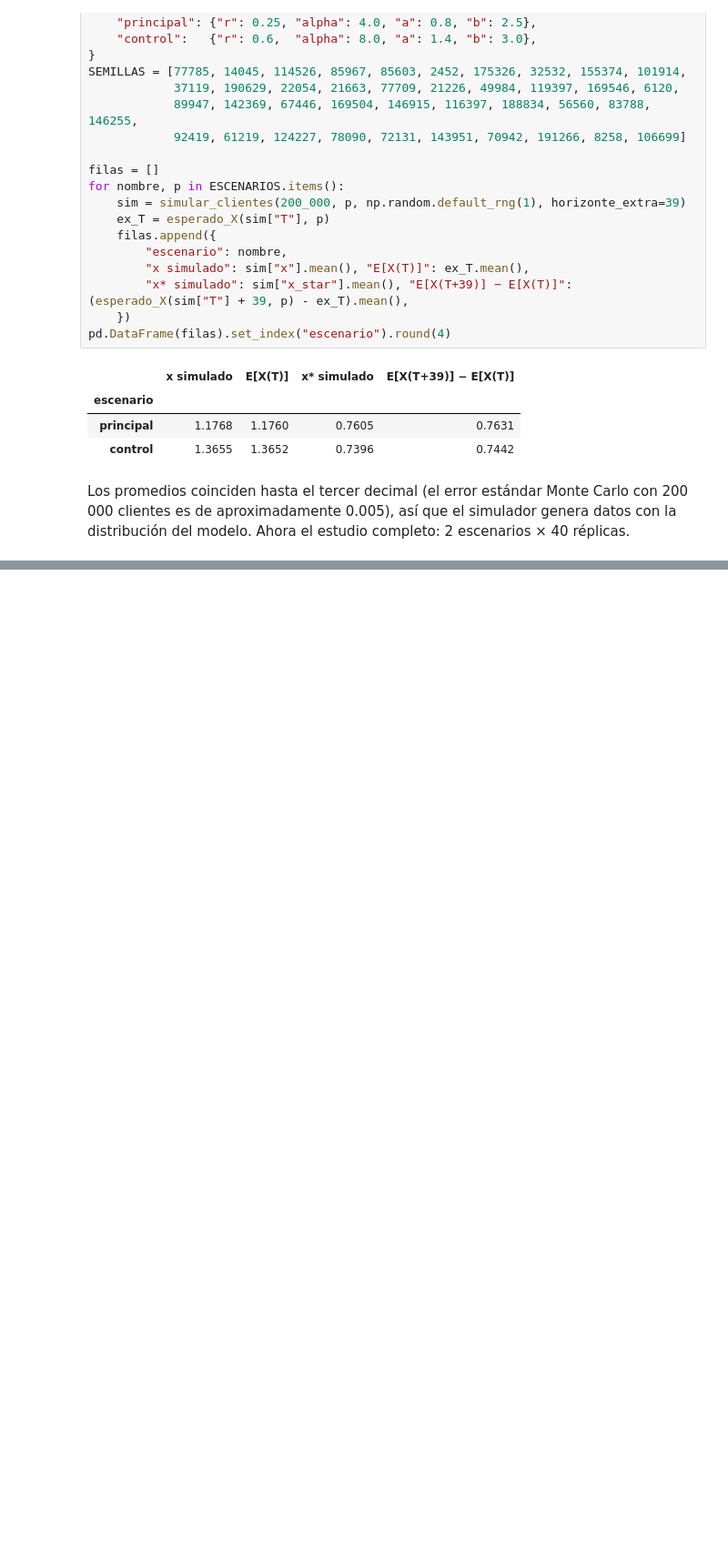
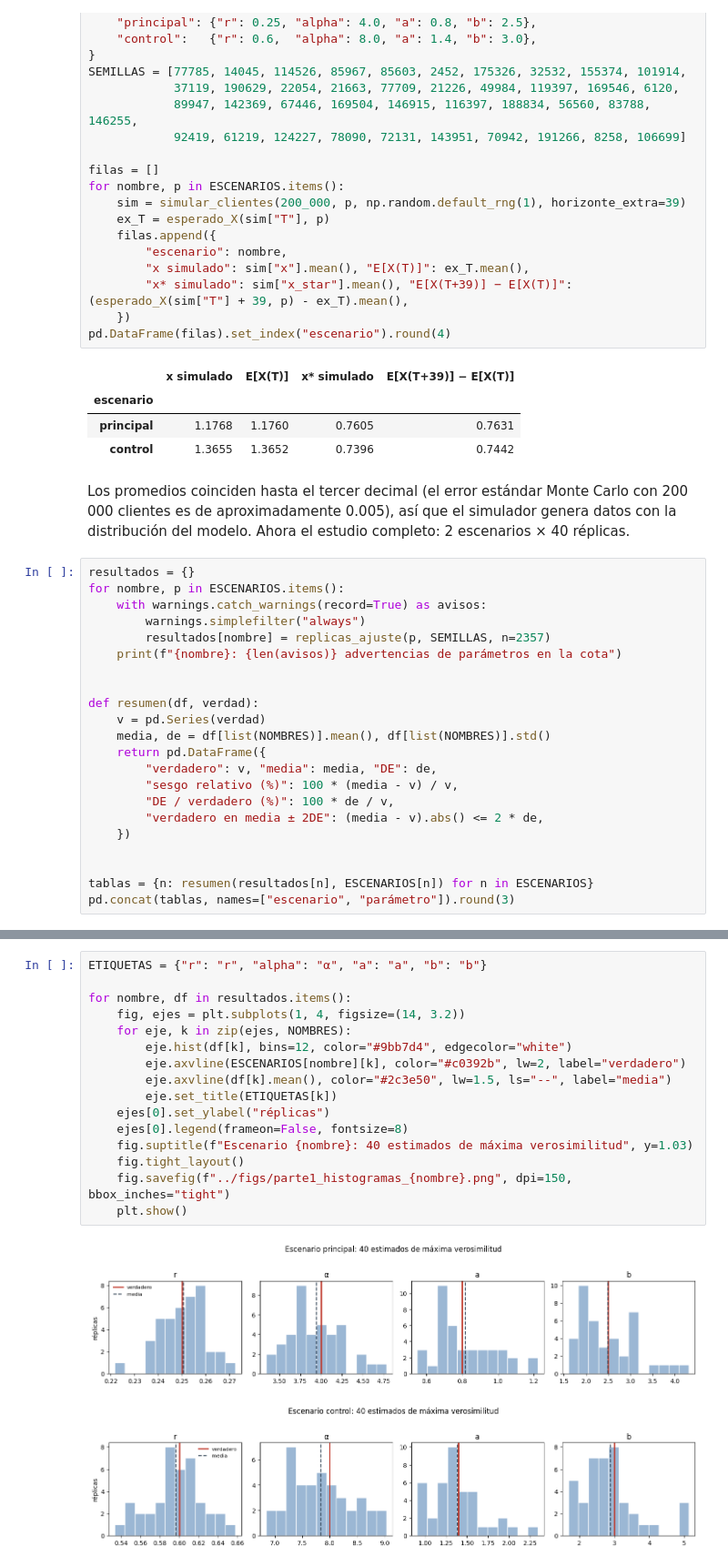
Before and after one commit to SSIsa14/contando-clientes-btyd, a Jupyter notebook: notebooks/01_modelo_y_simulacion.ipynb, the cells around one changed output, grey strips where cells are left out. Shown at 91% size. Drawn from its saved outputs; the diff is of its cells as text; blank space fills up the shorter version.

Commit message:
Parte 1: correr las 80 réplicas y graficar los estimados (1.3)
Tabla de verdadero, media, DE y sesgo; histogramas en figs/.

```diff
--- a/notebooks/01_modelo_y_simulacion.ipynb
+++ b/notebooks/01_modelo_y_simulacion.ipynb
@@ -187,3 +187,25 @@ pd.DataFrame(filas).set_index("escenario").round(4)
 | control | 1.3655 | 1.3652 | 0.7396 | 0.7442 |
 # %% [markdown]
 Los promedios coinciden hasta el tercer decimal (el error estándar Monte Carlo con 200 000 clientes es de aproximadamente 0.005), así que el simulador genera datos con la distribución del modelo. Ahora el estudio completo: 2 escenarios × 40 réplicas.
+# %%
+resultados = {}
+for nombre, p in ESCENARIOS.items():
+    with warnings.catch_warnings(record=True) as avisos:
+        warnings.simplefilter("always")
+        resultados[nombre] = replicas_ajuste(p, SEMILLAS, n=2357)
+    print(f"{nombre}: {len(avisos)} advertencias de parámetros en la cota")
+
+
+def resumen(df, verdad):
+    v = pd.Series(verdad)
+    media, de = df[list(NOMBRES)].mean(), df[list(NOMBRES)].std()
+    return pd.DataFrame({
+        "verdadero": v, "media": media, "DE": de,
+        "sesgo relativo (%)": 100 * (media - v) / v,
+        "DE / verdadero (%)": 100 * de / v,
+        "verdadero en media ± 2DE": (media - v).abs() <= 2 * de,
+    })
+
+
+tablas = {n: resumen(resultados[n], ESCENARIOS[n]) for n in ESCENARIOS}
+pd.concat(tablas, names=["escenario", "parámetro"]).round(3)
@@ -189,0 +225,19 @@ Los promedios coinciden hasta el tercer decimal (el error estándar Monte Carlo
+# %%
+ETIQUETAS = {"r": "r", "alpha": "α", "a": "a", "b": "b"}
+
+for nombre, df in resultados.items():
+    fig, ejes = plt.subplots(1, 4, figsize=(14, 3.2))
+    for eje, k in zip(ejes, NOMBRES):
+        eje.hist(df[k], bins=12, color="#9bb7d4", edgecolor="white")
+        eje.axvline(ESCENARIOS[nombre][k], color="#c0392b", lw=2, label="verdadero")
+        eje.axvline(df[k].mean(), color="#2c3e50", lw=1.5, ls="--", label="media")
+        eje.set_title(ETIQUETAS[k])
+    ejes[0].set_ylabel("réplicas")
+    ejes[0].legend(frameon=False, fontsize=8)
+    fig.suptitle(f"Escenario {nombre}: 40 estimados de máxima verosimilitud", y=1.03)
+    fig.tight_layout()
+    fig.savefig(f"../figs/parte1_histogramas_{nombre}.png", dpi=150, bbox_inches="tight")
+    plt.show()
+# %% [output]
+[figure, added]
+[figure, added]
```
Also changed, not shown: parts of 1 cell of this notebook, 2 other files.
